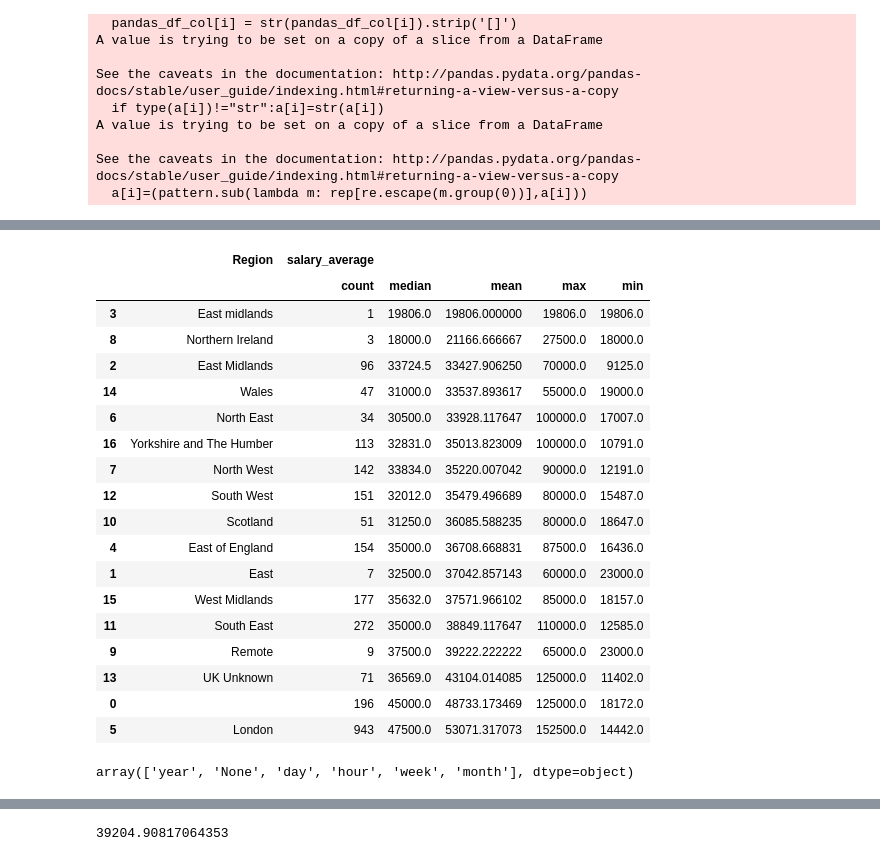
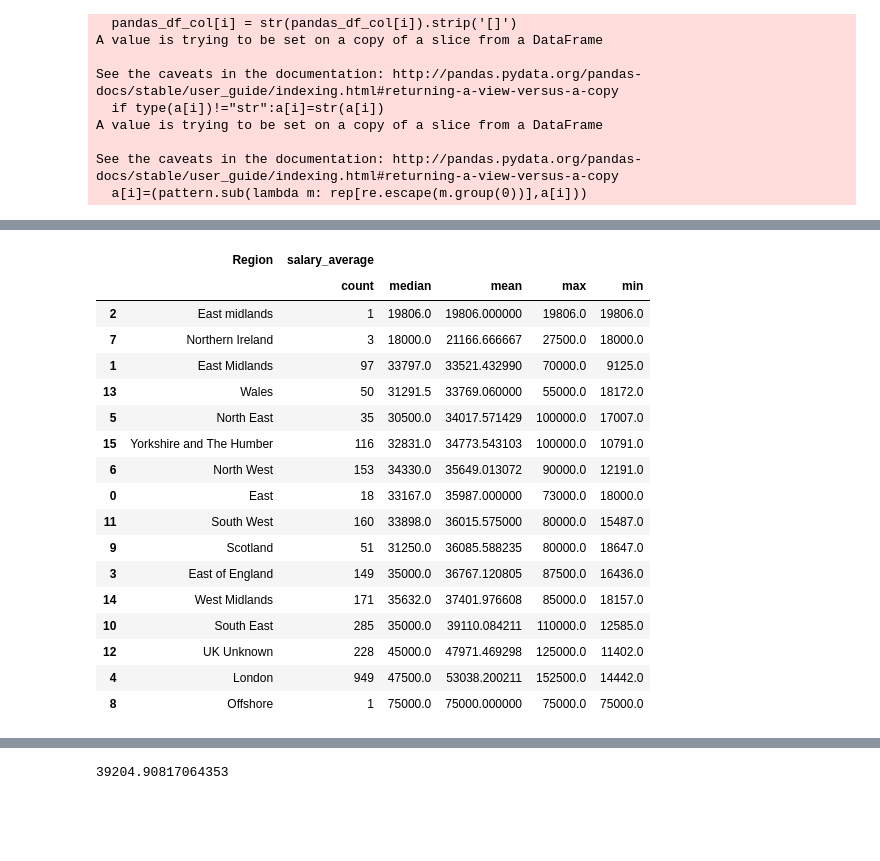
Before and after one commit to jamobe/DataScienceJobs, a Jupyter notebook: Cleaning/cleaning_indeed_uk.ipynb, the cells around one changed output, grey strips where cells are left out. Saved outputs shown, nothing was run; the diff lists cells and outputs as text; code cells hidden in the pictures; blank space fills up the shorter version.

Commit message:
finished first round of cleaning and pushed to database

```diff
--- a/Cleaning/cleaning_indeed_uk.ipynb
+++ b/Cleaning/cleaning_indeed_uk.ipynb
@@ -128,3 +115,5 @@ array(['London', 'East of England', 'South West', 'West Midlands',
+# %%
+ads.loc[ads['Region']=='',['Region']]='UK Unknown'
 # %%
 # some places have multiple matches, create dictionary to correct
 
@@ -155,7 +137,4 @@ Wales
 # %%
-# standardize formats for regions
-ads['Region'] = [str(x) for x in ads['Region']]
-ads['Region'] = [x.lower() for x in ads['Region']]
+# # standardize formats for regions
+# ads['Region'] = [str(x) for x in ads['Region']]
+# ads['Region'] = [x.lower() for x in ads['Region']]
-# %%
-# check for any Region which did not get allocated a region
-ads.loc[ads['Region']=='0.0','Region'] = np.nan
@@ -180,0 +147,9 @@ print(y)
+# %%
+# job_title, company, description, salary, salary_low, salary_high, salary_average,salary_low_euros, salary_high_euros, salary_average_euros,  location, jobtype,posted_date, extraction_date, country, region
+# job refcode
+ads['currency'] = ads['country']
+ads['currency'] =ads['currency'].map({"UK":"£","GER":"€","USA":"$"})
+ads['ref_code'] = np.nan
+ads['url'] = np.nan
+ads['region'] = ads['Region']
+data_to_database = ads[['job_title','ref_code', 'company', 'description', 'salary', 'salary_low', 'salary_high','currency','salary_average','salary_low_euros', 'salary_high_euros', 'salary_average_euros', 'salary_type', 'location', 'jobtype','posted_date', 'extraction_date', 'country','url','region']]
@@ -181,29 +183,24 @@ print(y)
 # %%
 
-table_data = ads[ads['salary_type']=='year']
+table_data = ads[ads['salary_type']=='yearly']
 #table_data.reset_index(inplace=True)
 table_data.groupby(by='Region').agg({'salary_average' : ['count','median','mean','max','min']}).reset_index().sort_values(by =('salary_average', 'mean'))
 # %% [output]
 |  | Region | salary_average |  |  |  |  |
 |  |  | count | median | mean | max | min |
-| 3 | East midlands | 1 | 19806.0 | 19806.000000 | 19806.0 | 19806.0 |
-| 8 | Northern Ireland | 3 | 18000.0 | 21166.666667 | 27500.0 | 18000.0 |
-| 2 | East Midlands | 96 | 33724.5 | 33427.906250 | 70000.0 | 9125.0 |
-| 14 | Wales | 47 | 31000.0 | 33537.893617 | 55000.0 | 19000.0 |
-| 6 | North East | 34 | 30500.0 | 33928.117647 | 100000.0 | 17007.0 |
-| 16 | Yorkshire and The Humber | 113 | 32831.0 | 35013.823009 | 100000.0 | 10791.0 |
-| 7 | North West | 142 | 33834.0 | 35220.007042 | 90000.0 | 12191.0 |
-| 12 | South West | 151 | 32012.0 | 35479.496689 | 80000.0 | 15487.0 |
-| 10 | Scotland | 51 | 31250.0 | 36085.588235 | 80000.0 | 18647.0 |
-| 4 | East of England | 154 | 35000.0 | 36708.668831 | 87500.0 | 16436.0 |
-| 1 | East | 7 | 32500.0 | 37042.857143 | 60000.0 | 23000.0 |
-| 15 | West Midlands | 177 | 35632.0 | 37571.966102 | 85000.0 | 18157.0 |
-| 11 | South East | 272 | 35000.0 | 38849.117647 | 110000.0 | 12585.0 |
-| 9 | Remote | 9 | 37500.0 | 39222.222222 | 65000.0 | 23000.0 |
-| 13 | UK Unknown | 71 | 36569.0 | 43104.014085 | 125000.0 | 11402.0 |
-| 0 |  | 196 | 45000.0 | 48733.173469 | 125000.0 | 18172.0 |
-| 5 | London | 943 | 47500.0 | 53071.317073 | 152500.0 | 14442.0 |
+| 2 | East midlands | 1 | 19806.0 | 19806.000000 | 19806.0 | 19806.0 |
+| 7 | Northern Ireland | 3 | 18000.0 | 21166.666667 | 27500.0 | 18000.0 |
+| 1 | East Midlands | 97 | 33797.0 | 33521.432990 | 70000.0 | 9125.0 |
+| 13 | Wales | 50 | 31291.5 | 33769.060000 | 55000.0 | 18172.0 |
+| 5 | North East | 35 | 30500.0 | 34017.571429 | 100000.0 | 17007.0 |
+| 15 | Yorkshire and The Humber | 116 | 32831.0 | 34773.543103 | 100000.0 | 10791.0 |
+| 6 | North West | 153 | 34330.0 | 35649.013072 | 90000.0 | 12191.0 |
+| 0 | East | 18 | 33167.0 | 35987.000000 | 73000.0 | 18000.0 |
+| 11 | South West | 160 | 33898.0 | 36015.575000 | 80000.0 | 15487.0 |
+| 9 | Scotland | 51 | 31250.0 | 36085.588235 | 80000.0 | 18647.0 |
+| 3 | East of England | 149 | 35000.0 | 36767.120805 | 87500.0 | 16436.0 |
+| 14 | West Midlands | 171 | 35632.0 | 37401.976608 | 85000.0 | 18157.0 |
+| 10 | South East | 285 | 35000.0 | 39110.084211 | 110000.0 | 12585.0 |
+| 12 | UK Unknown | 228 | 45000.0 | 47971.469298 | 125000.0 | 11402.0 |
+| 4 | London | 949 | 47500.0 | 53038.200211 | 152500.0 | 14442.0 |
+| 8 | Offshore | 1 | 75000.0 | 75000.000000 | 75000.0 | 75000.0 |
-# %%
-ads['salary_type'].unique
-# %% [output]
-array(['year', 'None', 'day', 'hour', 'week', 'month'], dtype=object)
```
Also changed, not shown: parts of 22 cells of this notebook, 6 other files.
